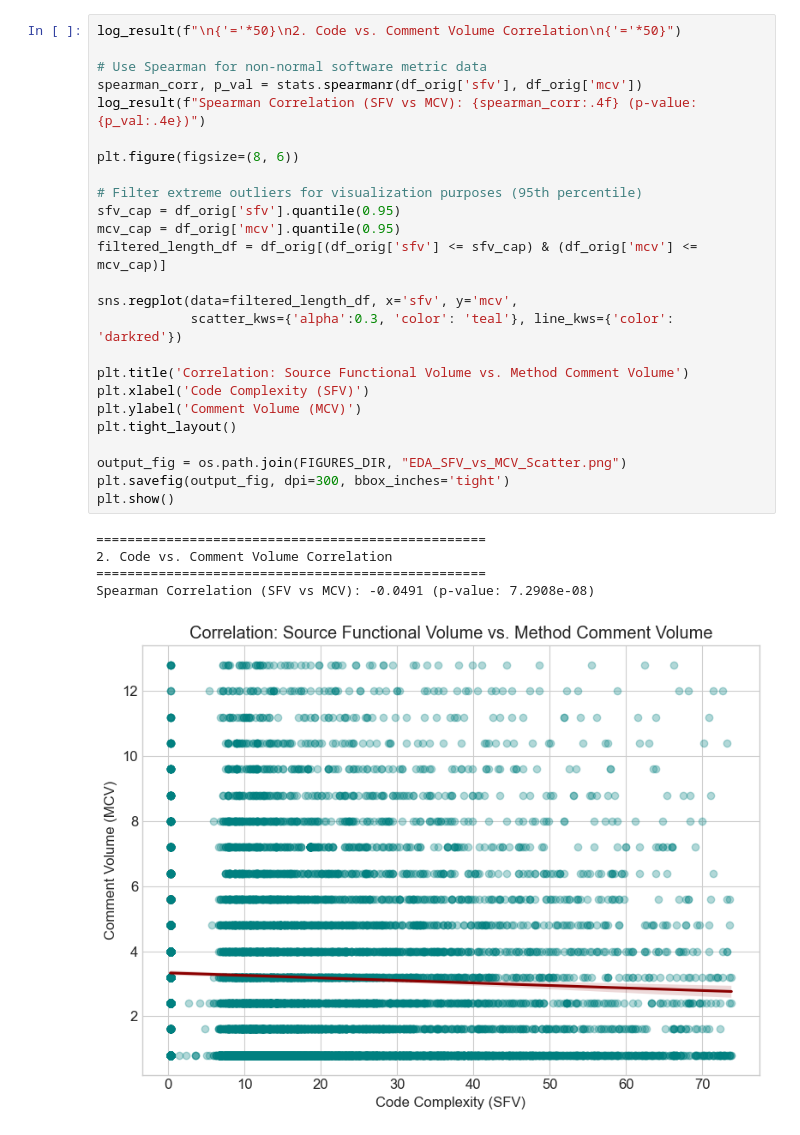
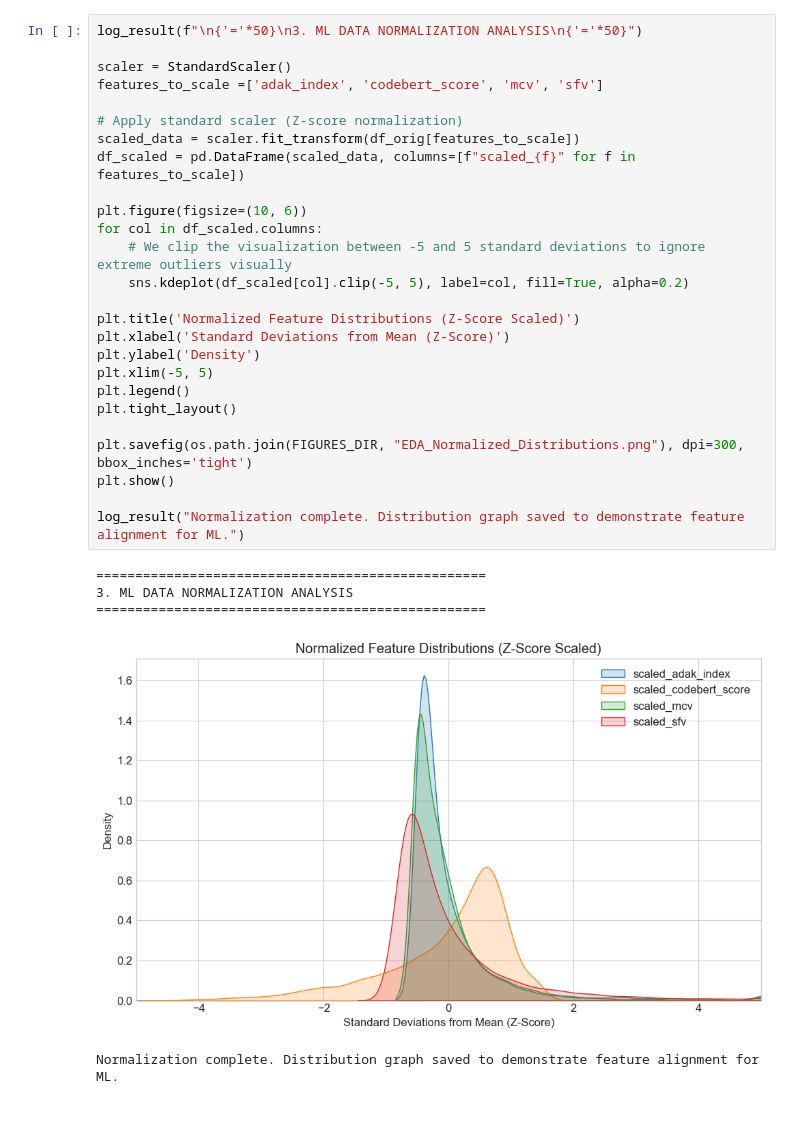
Before and after one commit to natnaelworku02/thesis_preprocessing, a Jupyter notebook: notebooks/06_Descriptive_Analytics.ipynb, the cells around one changed output. Drawn from its saved outputs; the diff is of its cells as text.

```diff
--- a/notebooks/06_Descriptive_Analytics.ipynb
+++ b/notebooks/06_Descriptive_Analytics.ipynb
@@ -70,32 +131,33 @@ Summary statistics saved to: C:\Users\HP\Desktop\thesis_preprocessing\outputs\Ta
 # %%
-log_result(f"\n{'='*50}\n2. Code vs. Comment Volume Correlation\n{'='*50}")
+log_result(f"\n{'='*50}\n3. ML DATA NORMALIZATION ANALYSIS\n{'='*50}")
 
-# Use Spearman for non-normal software metric data
-spearman_corr, p_val = stats.spearmanr(df_orig['sfv'], df_orig['mcv'])
-log_result(f"Spearman Correlation (SFV vs MCV): {spearman_corr:.4f} (p-value: {p_val:.4e})")
+scaler = StandardScaler()
+features_to_scale =['adak_index', 'codebert_score', 'mcv', 'sfv']
 
-plt.figure(figsize=(8, 6))
+# Apply standard scaler (Z-score normalization)
+scaled_data = scaler.fit_transform(df_orig[features_to_scale])
+df_scaled = pd.DataFrame(scaled_data, columns=[f"scaled_{f}" for f in features_to_scale])
 
-# Filter extreme outliers for visualization purposes (95th percentile)
-sfv_cap = df_orig['sfv'].quantile(0.95)
-mcv_cap = df_orig['mcv'].quantile(0.95)
-filtered_length_df = df_orig[(df_orig['sfv'] <= sfv_cap) & (df_orig['mcv'] <= mcv_cap)]
+plt.figure(figsize=(10, 6))
+for col in df_scaled.columns:
+    # We clip the visualization between -5 and 5 standard deviations to ignore extreme outliers visually
+    sns.kdeplot(df_scaled[col].clip(-5, 5), label=col, fill=True, alpha=0.2)
 
-sns.regplot(data=filtered_length_df, x='sfv', y='mcv',
-            scatter_kws={'alpha':0.3, 'color': 'teal'}, line_kws={'color': 'darkred'})
-
-plt.title('Correlation: Source Functional Volume vs. Method Comment Volume')
-plt.xlabel('Code Complexity (SFV)')
-plt.ylabel('Comment Volume (MCV)')
+plt.title('Normalized Feature Distributions (Z-Score Scaled)')
+plt.xlabel('Standard Deviations from Mean (Z-Score)')
+plt.ylabel('Density')
+plt.xlim(-5, 5)
+plt.legend()
 plt.tight_layout()
 
-output_fig = os.path.join(FIGURES_DIR, "EDA_SFV_vs_MCV_Scatter.png")
-plt.savefig(output_fig, dpi=300, bbox_inches='tight')
+plt.savefig(os.path.join(FIGURES_DIR, "EDA_Normalized_Distributions.png"), dpi=300, bbox_inches='tight')
 plt.show()
+
+log_result("Normalization complete. Distribution graph saved to demonstrate feature alignment for ML.")
 # %% [output]
 ==================================================
-2. Code vs. Comment Volume Correlation
+3. ML DATA NORMALIZATION ANALYSIS
 ==================================================
-Spearman Correlation (SFV vs MCV): -0.0491 (p-value: 7.2908e-08)
-[figure, old version]
+[figure, new version]
+Normalization complete. Distribution graph saved to demonstrate feature alignment for ML.
 # %%
```
Also changed, not shown: parts of 6 cells of this notebook, 52 other files.
